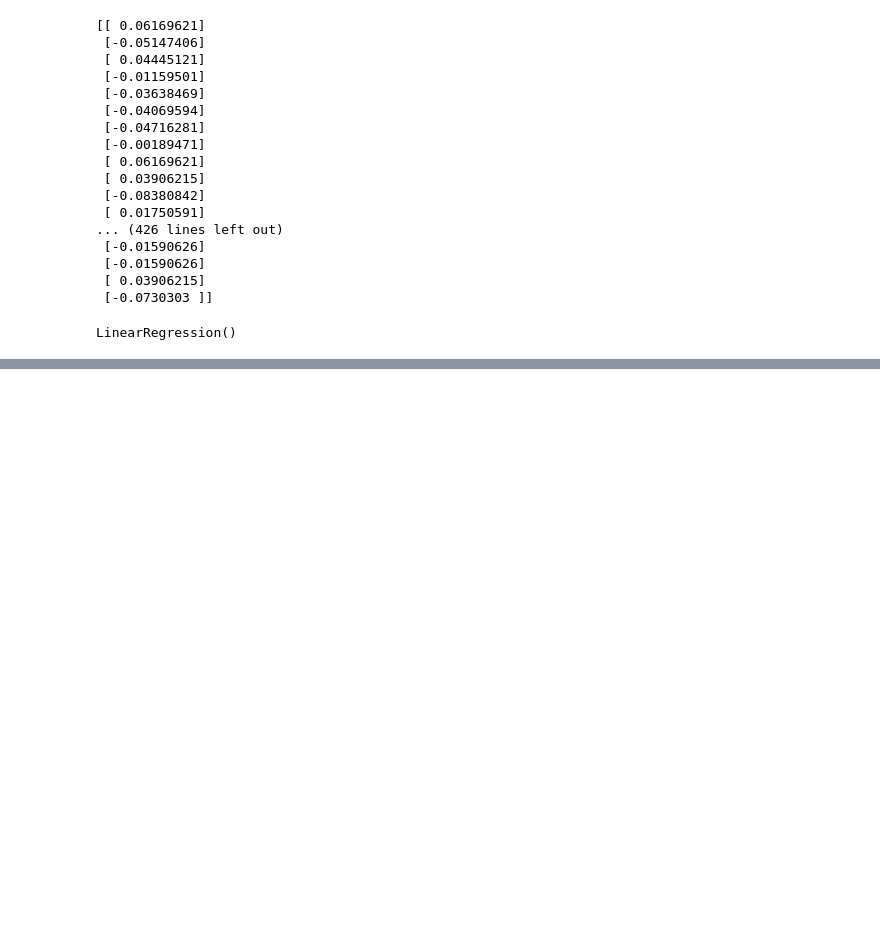
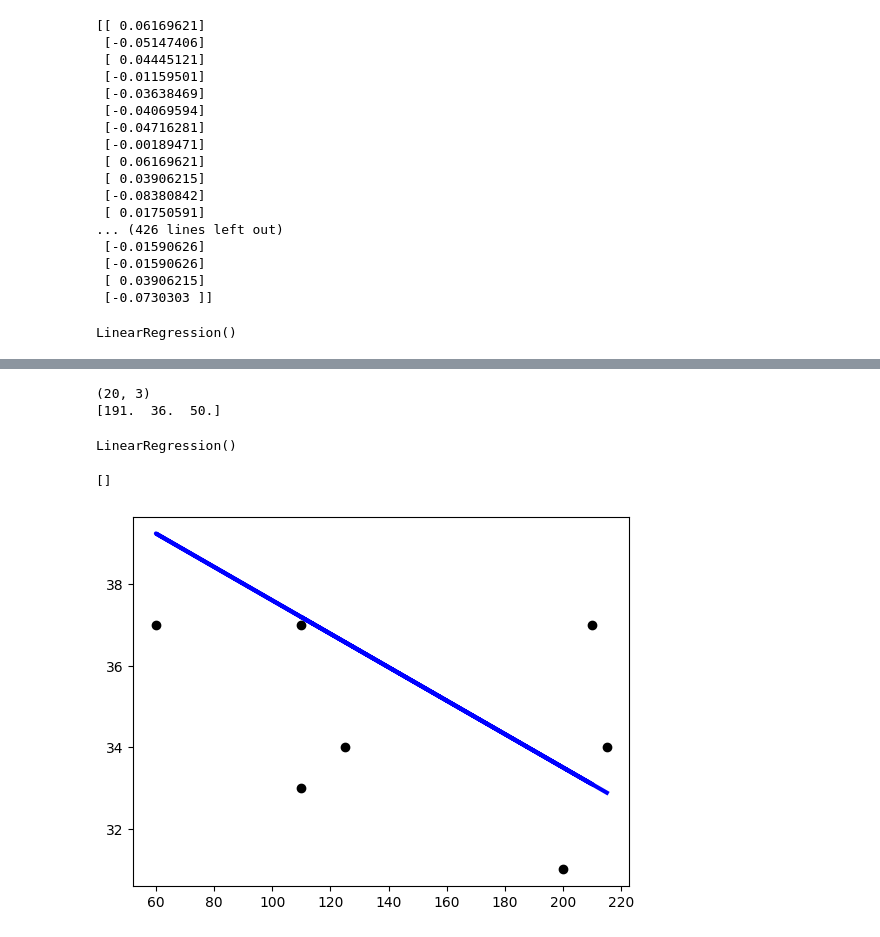
Before and after one commit to Syriii/ML-For-Beginners, a Jupyter notebook: 2-Regression/1-Tools/notebook.ipynb, the cells around one changed output, grey strips where cells are left out. Drawn from its saved outputs; the diff is of its cells as text; code cells hidden in the pictures; blank space fills up the shorter version.

Commit message:
finish regression chapter 1 tool

```diff
--- a/2-Regression/1-Tools/notebook.ipynb
+++ b/2-Regression/1-Tools/notebook.ipynb
@@ -60,0 +70,27 @@ from sklearn.datasets import load_linnerud
+# %%
+# exercise - CSV containing 20 observations on 3 exercise variables:
+# Chins, Situps and Jumps. 引体向上、仰卧起坐和跳跃。
+print(y.shape)
+print(y[0])
+# %% [output]
+(20, 3)
+[191.  36.  50.]
+# %%
+X = X[:, np.newaxis, 1]
+y = y[:, np.newaxis, 1]
+# %%
+X_train, X_test, y_train, y_test = model_selection.train_test_split(X, y, test_size=0.33)
+# %%
+model = linear_model.LinearRegression()
+model.fit(X_train, y_train)
+# %% [output]
+LinearRegression()
+# %%
+y_pred = model.predict(X_test)
+# %%
+plt.scatter(X_test, y_test, color='black')
+plt.plot(X_test, y_pred, color='blue', linewidth = 3)
+plt.plot()
+# %% [output]
+[]
+[figure, added]
```
Also changed, not shown: parts of 2 cells of this notebook.
